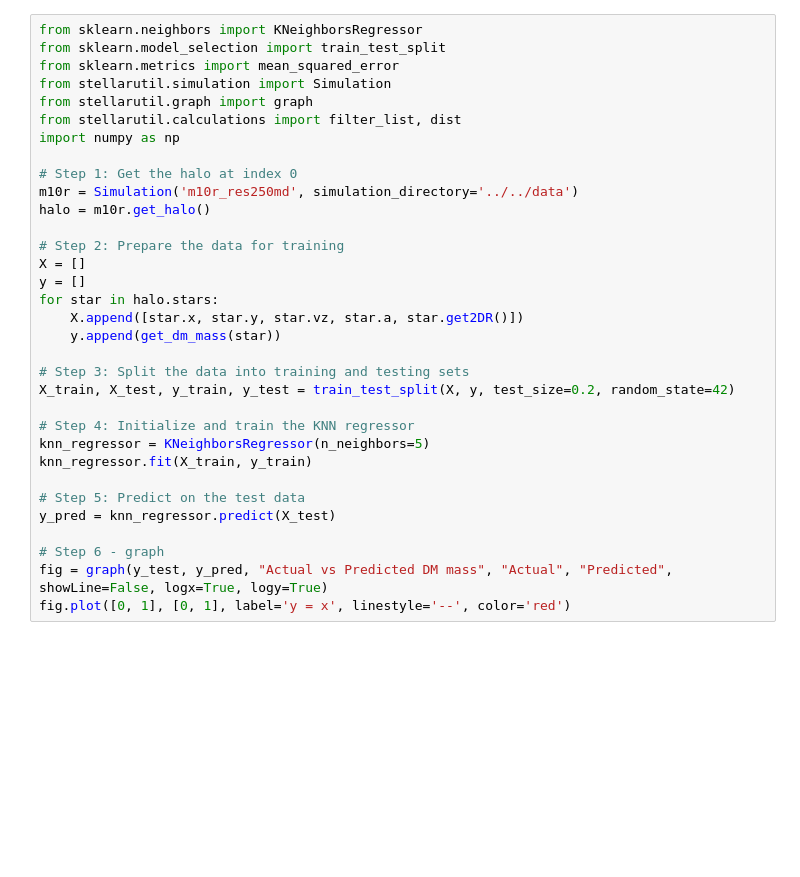
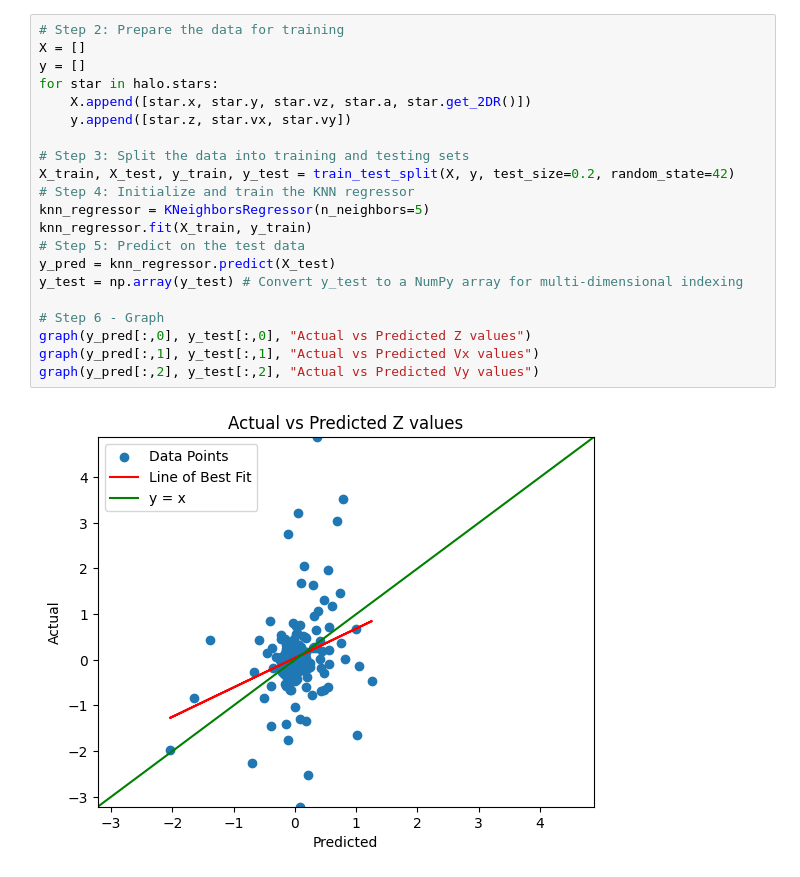
Before and after one commit to CPP-FIRE-Squad/dmai, a Jupyter notebook: src/ml/stars.ipynb, the cells around one changed output. Saved outputs shown, nothing was run; the diff lists cells and outputs as text; blank space fills up the shorter version.

```diff
--- a/src/ml/stars.ipynb
+++ b/src/ml/stars.ipynb
@@ -59,33 +54,23 @@ conn.close()
 # %%
-from sklearn.neighbors import KNeighborsRegressor
-from sklearn.model_selection import train_test_split
-from sklearn.metrics import mean_squared_error
-from stellarutil.simulation import Simulation
-from stellarutil.graph import graph
-from stellarutil.calculations import filter_list, dist
-import numpy as np
-
-# Step 1: Get the halo at index 0
-m10r = Simulation('m10r_res250md', simulation_directory='../../data')
-halo = m10r.get_halo()
-
 # Step 2: Prepare the data for training
 X = []
 y = []
 for star in halo.stars:
-    X.append([star.x, star.y, star.vz, star.a, star.get2DR()])
-    y.append(get_dm_mass(star))
+    X.append([star.x, star.y, star.vz, star.a, star.get_2DR()])
+    y.append([star.z, star.vx, star.vy])
 
 # Step 3: Split the data into training and testing sets
 X_train, X_test, y_train, y_test = train_test_split(X, y, test_size=0.2, random_state=42)
-
 # Step 4: Initialize and train the KNN regressor
 knn_regressor = KNeighborsRegressor(n_neighbors=5)
 knn_regressor.fit(X_train, y_train)
-
 # Step 5: Predict on the test data
 y_pred = knn_regressor.predict(X_test)
+y_test = np.array(y_test) # Convert y_test to a NumPy array for multi-dimensional indexing
 
-# Step 6 - graph
-fig = graph(y_test, y_pred, "Actual vs Predicted DM mass", "Actual", "Predicted", showLine=False, logx=True, logy=True)
-fig.plot([0, 1], [0, 1], label='y = x', linestyle='--', color='red')
+# Step 6 - Graph
+graph(y_pred[:,0], y_test[:,0], "Actual vs Predicted Z values")
+graph(y_pred[:,1], y_test[:,1], "Actual vs Predicted Vx values")
+graph(y_pred[:,2], y_test[:,2], "Actual vs Predicted Vy values")
+# %% [output]
+[figure, added]
```
Also changed, not shown: parts of 3 cells of this notebook, 3 other files.
